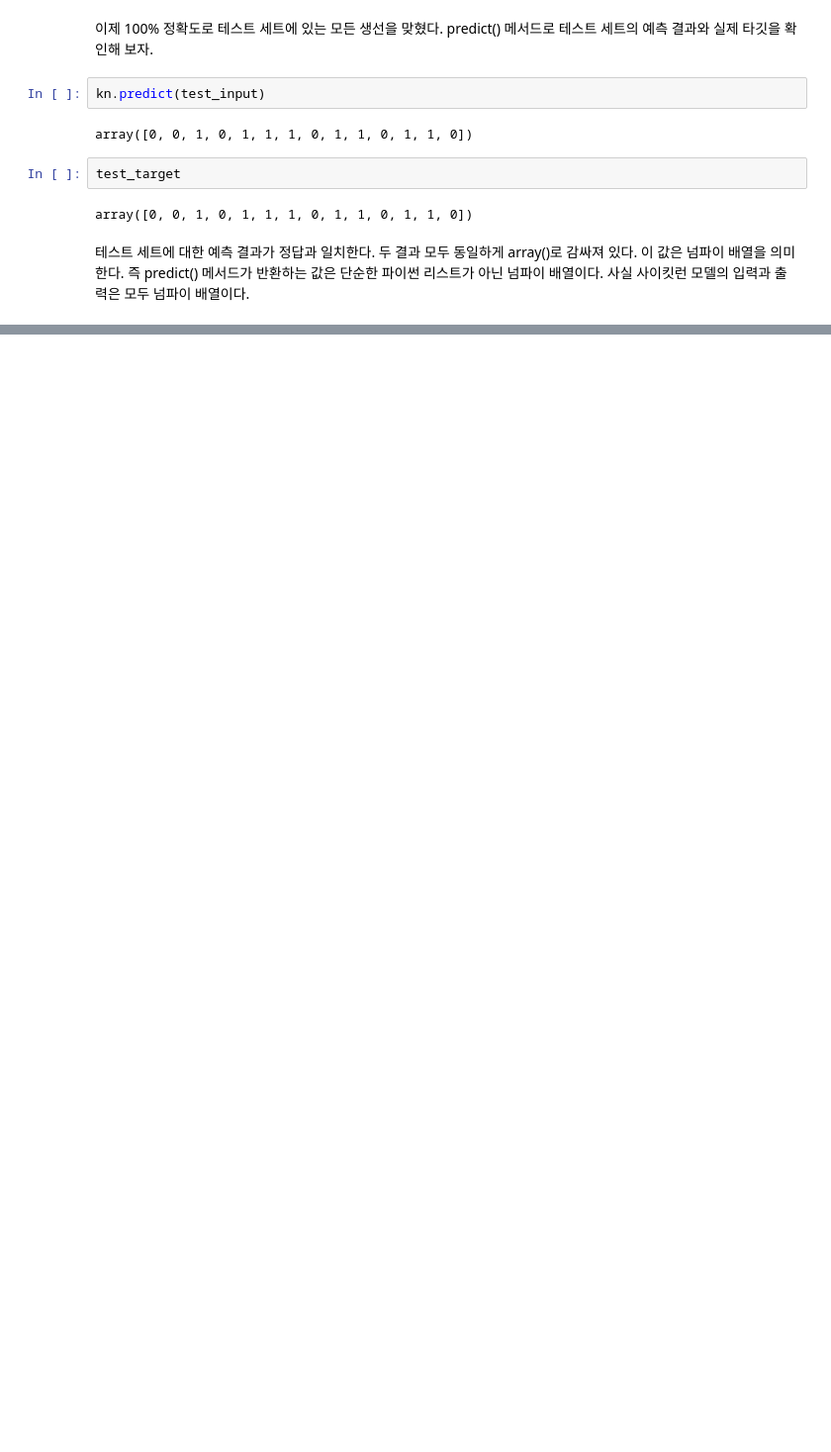
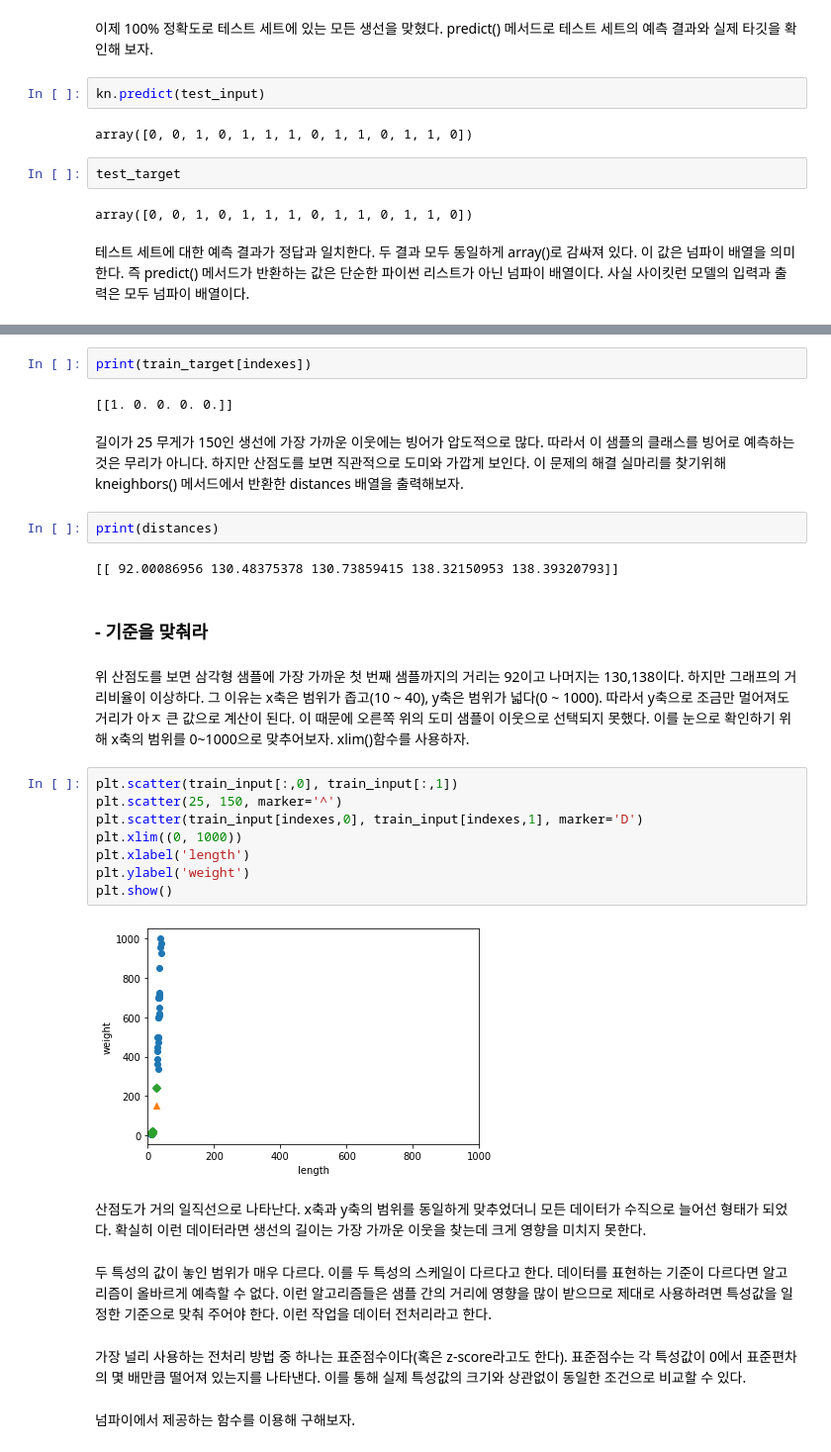
Before and after one commit to jaeyoon89/machinlearnig_deeplearning_study, a Jupyter notebook: mldl_ch2_data.ipynb, the cells around one changed output, grey strips where cells are left out. Shown: that part at 99% size. Saved outputs shown, nothing was run; the diff lists cells and outputs as text; blank space fills up the shorter version.

```diff
--- a/mldl_ch2_data.ipynb
+++ b/mldl_ch2_data.ipynb
@@ -367,0 +362,32 @@ print(train_target[indexes])
+# %%
+print(train_target[indexes])
+# %% [output]
+[[1. 0. 0. 0. 0.]]
+# %% [markdown]
+길이가 25 무게가 150인 생선에 가장 가까운 이웃에는 빙어가 압도적으로 많다. 따라서 이 샘플의 클래스를 빙어로 예측하는 것은 무리가 아니다. 하지만 산점도를 보면 직관적으로 도미와 가깝게 보인다. 이 문제의 해결 실마리를 찾기위해 kneighbors() 메서드에서 반환한 distances 배열을 출력해보자.
+# %%
+print(distances)
+# %% [output]
+[[ 92.00086956 130.48375378 130.73859415 138.32150953 138.39320793]]
+# %% [markdown]
+### - 기준을 맞춰라
+# %% [markdown]
+위 산점도를 보면 삼각형 샘플에 가장 가까운 첫 번째 샘플까지의 거리는 92이고 나머지는 130,138이다. 하지만 그래프의 거리비율이 이상하다. 그 이유는 x축은 범위가 좁고(10 ~ 40), y축은 범위가 넓다(0 ~ 1000). 따라서 y축으로 조금만 멀어져도 거리가 아ㅈ 큰 값으로 계산이 된다. 이 때문에 오른쪽 위의 도미 샘플이 이웃으로 선택되지 못했다. 이를 눈으로 확인하기 위해 x축의 범위를 0~1000으로 맞추어보자. xlim()함수를 사용하자.
+# %%
+plt.scatter(train_input[:,0], train_input[:,1])
+plt.scatter(25, 150, marker='^')
+plt.scatter(train_input[indexes,0], train_input[indexes,1], marker='D')
+plt.xlim((0, 1000))
+plt.xlabel('length')
+plt.ylabel('weight')
+plt.show()
+# %% [output]
+[figure, added]
+# %% [markdown]
+산점도가 거의 일직선으로 나타난다. x축과 y축의 범위를 동일하게 맞추었더니 모든 데이터가 수직으로 늘어선 형태가 되었다. 확실히 이런 데이터라면 생선의 길이는 가장 가까운 이웃을 찾는데 크게 영향을 미치지 못한다.
+# %% [markdown]
+두 특성의 값이 놓인 범위가 매우 다르다. 이를 두 특성의 스케일이 다르다고 한다. 데이터를 표현하는 기준이 다르다면 알고리즘이 올바르게 예측할 수 없다. 이런 알고리즘들은 샘플 간의 거리에 영향을 많이 받으므로 제대로 사용하려면 특성값을 일정한 기준으로 맞춰 주어야 한다. 이런 작업을 데이터 전처리라고 한다.
+# %% [markdown]
+가장 널리 사용하는 전처리 방법 중 하나는 표준점수이다(혹은 z-score라고도 한다). 표준점수는 각 특성값이 0에서 표준편차의 몇 배만큼 떨어져 있는지를 나타낸다. 이를 통해 실제 특성값의 크기와 상관없이 동일한 조건으로 비교할 수 있다.
+# %% [markdown]
+넘파이에서 제공하는 함수를 이용해 구해보자.
```
Also changed, not shown: parts of 96 cells of this notebook.
